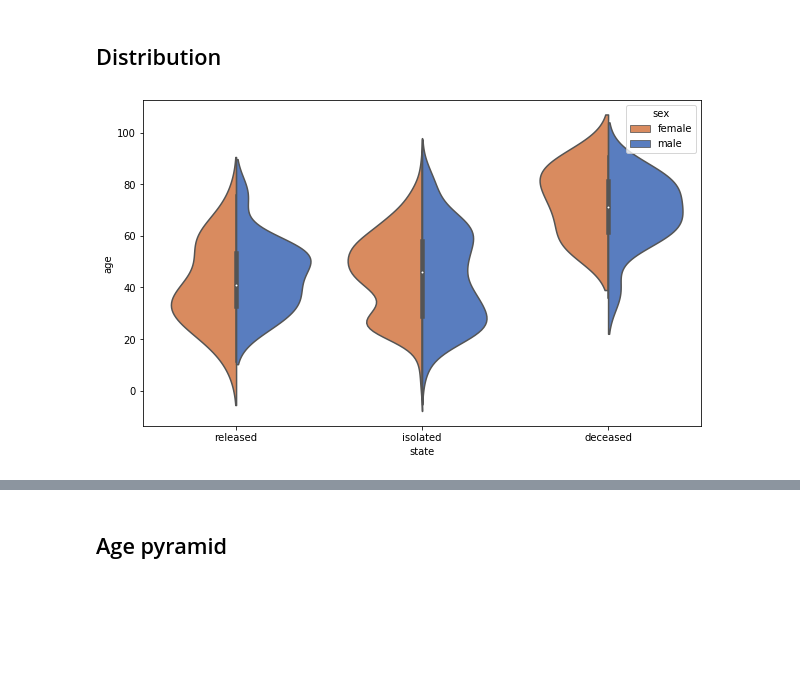
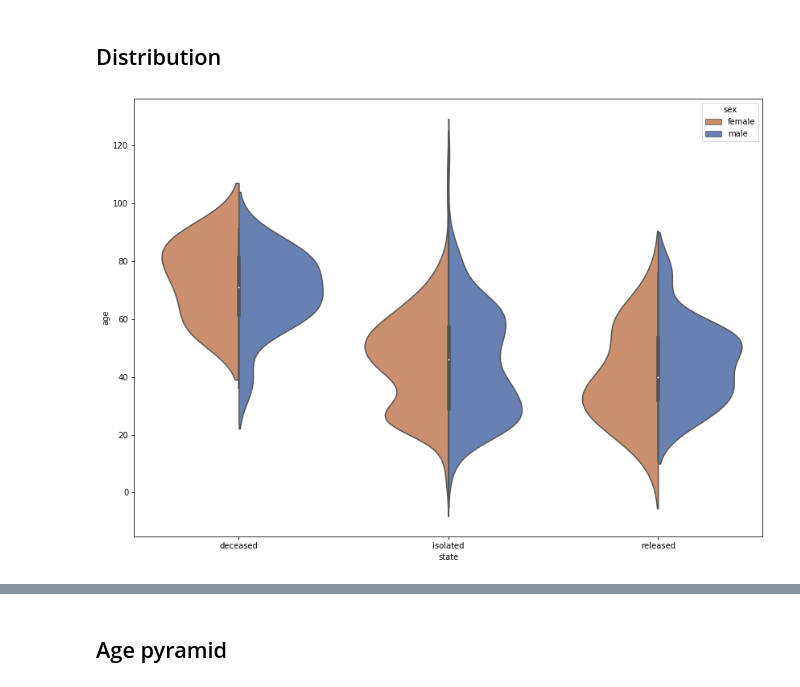
Before and after one commit to ClementBM/Experiment_Coronavius, a Jupyter notebook: notebook/Coronavirus_Korea_Distribution.ipynb, the cells around one changed output, grey strips where cells are left out. Drawn from its saved outputs; the diff is of its cells as text; code cells hidden in the pictures; blank space fills up the shorter version.

```diff
--- a/notebook/Coronavirus_Korea_Distribution.ipynb
+++ b/notebook/Coronavirus_Korea_Distribution.ipynb
@@ -105,12 +107,13 @@ dtype: object
 # %%
 import seaborn as sns
 import matplotlib.pyplot as plt
 
-plt.figure(figsize=(10,6))
+plt.figure(figsize=(14,10))
 sns.violinplot(x="state", y="age", hue="sex", data=df_korea_patients,
-               palette={"female": (0.9333333333333333, 0.5215686274509804, 0.2901960784313726),
-                        "male": (0.2823529411764706, 0.47058823529411764, 0.8156862745098039)},
+               order=["deceased", "isolated", "released"],
+               palette={"female": "#d98b5f",
+                        "male": "#597dbf"},
                split=True)
 plt.show()
 # %% [output]
-[figure, old version]
+[figure, new version]
```
Also changed, not shown: parts of 16 cells of this notebook.
